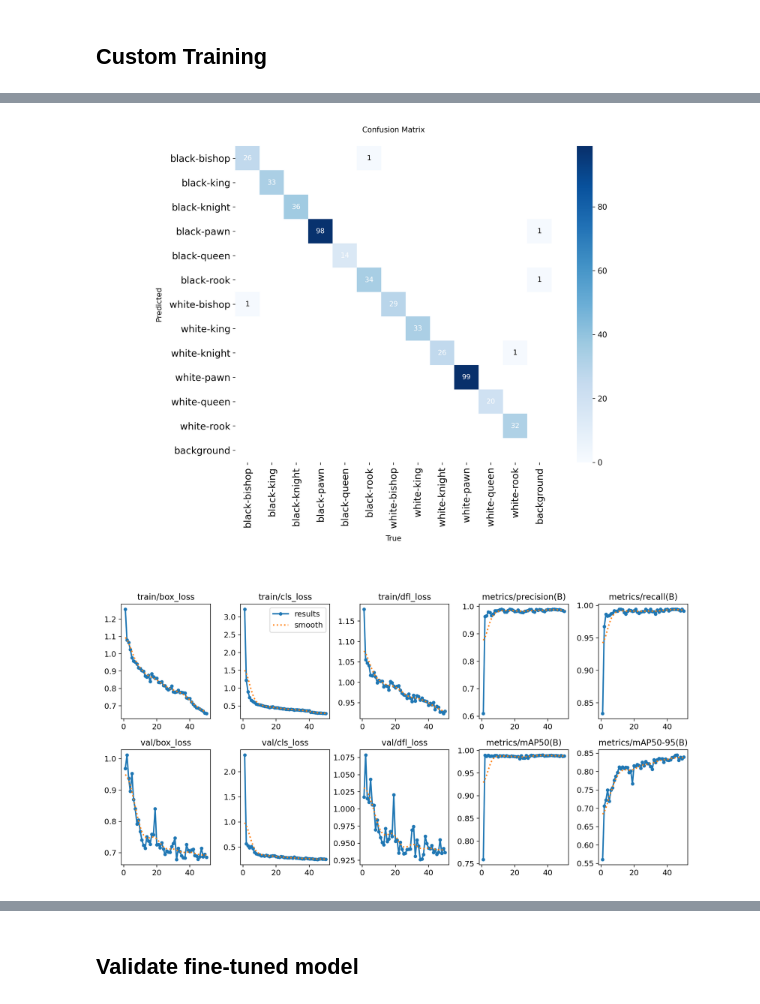
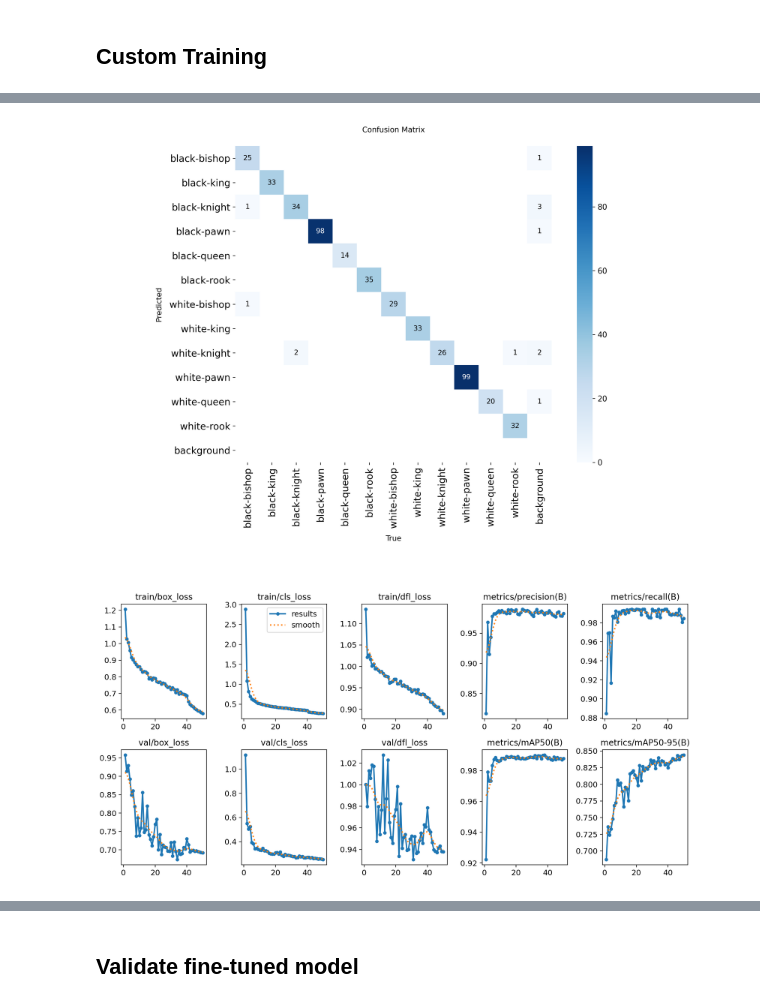
Before and after one commit to Max-SF1/ChessCam, a Jupyter notebook: src/scripts/train_yolo11_object_detection_on_custom_dataset.ipynb, the cells around one changed output, grey strips where cells are left out. Cells and saved outputs as stored; diff of their text form; code cells hidden in the pictures.

Commit message:
switched YOLO to a version with more trained images

```diff
--- a/src/scripts/train_yolo11_object_detection_on_custom_dataset.ipynb
+++ b/src/scripts/train_yolo11_object_detection_on_custom_dataset.ipynb
@@ -37,15 +37,17 @@ Results saved to runs/detect/train5
 HOME = "/workspace/src/scripts"
 from IPython.display import Image as IPyImage
 
-IPyImage(filename=f'{HOME}/runs/detect/train5/confusion_matrix.png', width=600)
+#last good train was train5
+
+IPyImage(filename=f'{HOME}/runs/detect/train10/confusion_matrix.png', width=600)
 # %% [output]
-[figure, old version]
+[figure, new version]
 # %%
 from IPython.display import Image as IPyImage
 
-IPyImage(filename=f'{HOME}/runs/detect/train5/results.png', width=600)
+IPyImage(filename=f'{HOME}/runs/detect/train10/results.png', width=600)
 # %% [output]
-[figure, old version]
+[figure, new version]
 # %%
 from IPython.display import Image as IPyImage
 
```
Also changed, not shown: parts of 3 cells of this notebook, 1 other file.
